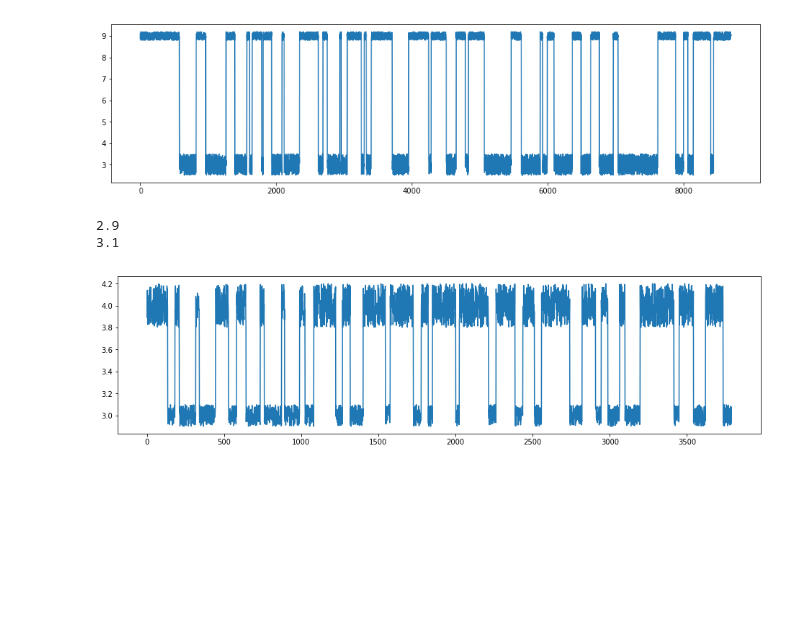
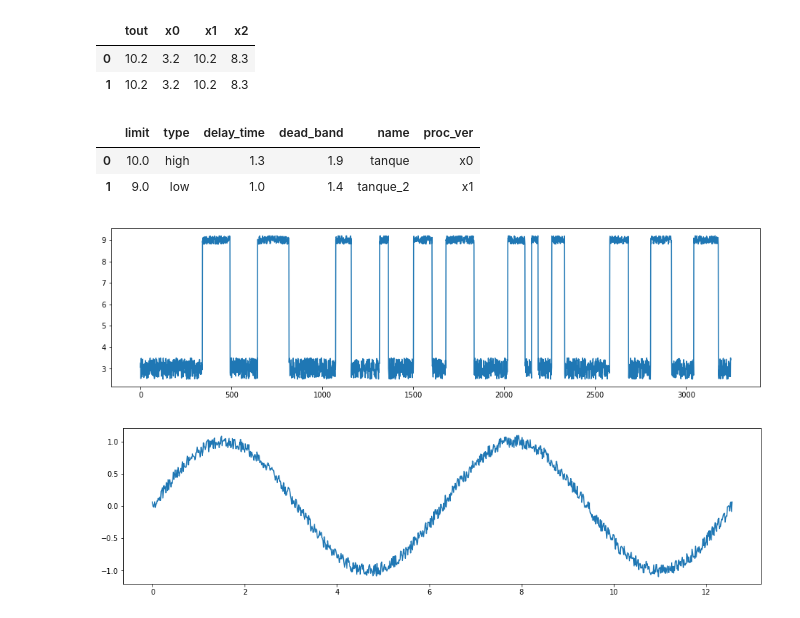
Before and after one commit to EmersonVilar/Pesquisa, a Jupyter notebook: Pesquisa.ipynb, the cells around one changed output. Cells and saved outputs as stored; diff of their text form; code cells hidden in the pictures; blank space fills up the shorter version.

```diff
--- a/Pesquisa.ipynb
+++ b/Pesquisa.ipynb
@@ -1,43 +7,38 @@
+# %%
+data_process
+# %% [output]
+|  | tout | x0 | x1 | x2 |
+| 0 | 10.2 | 3.2 | 10.2 | 8.3 |
+| 1 | 10.2 | 3.2 | 10.2 | 8.3 |
+# %%
+alarm_var
+# %% [output]
+|  | limit | type | delay_time | dead_band | name | proc_ver |
+| 0 | 10.0 | high | 1.3 | 1.9 | tanque | x0 |
+| 1 | 9.0 | low | 1.0 | 1.4 | tanque_2 | x1 |
 # %%
-import numpy as np
-import matplotlib.pyplot as plt
 
-def step_signal(low, s_low, high, s_high):
+def step_signal (low, s_low, high, s_high, larg_high_i, larg_high_f, larg_low_i, larg_low_f, prob_positivo, n):
 
-    distrib = np.random.binomial(1,0.5,100)
-    signal = np.concatenate([np.random.uniform(high-s_high,high+s_high,np.random.randint(20,160)) if x == 1 else np.random.uniform(low-s_low,low+s_low,np.random.randint(20,160)) for x in distrib])
+    distrib = np.random.binomial(1,prob_positivo,n)
+    signal = np.concatenate([np.random.uniform(high-s_high,high+s_high,np.random.randint(larg_high_i, larg_high_f)) if x == 1 else np.random.uniform(low-s_low,low+s_low,np.random.randint(larg_low_i, larg_low_f)) for x in distrib])
     return signal
-
-# plt.figure(figsize=(16,4))
-# plt.plot(signal)
-# plt.show()
 # %%
-signal = step_signal(3, 0.5, 9, 0.2)
+signal = step_signal(3, 0.5, 9, 0.2, 20, 100, 30, 100, 0.5, 50)
+plt.figure(figsize=(16,4))
+plt.plot(signal)
+plt.show()
+# %% [output]
+[figure, added]
-# %%
-plt.figure(figsize=(16,4))
-plt.plot(signal)
-plt.show()
-# %% [output]
-[figure, removed]
-# %%
-
-high = 4
-low = 3
-
-s_high = 0.2
-s_low = 0.1
-
-print(low-s_low)
-print(low+s_low)
-
-distrib = np.random.binomial(1,0.5,100)
-signal = np.concatenate([np.random.uniform(high-s_high,high+s_high,np.random.randint(20,60)) if x == 1 else np.random.uniform(low-s_low,low+s_low,np.random.randint(20,60)) for x in distrib])
-signal = signal
-
-plt.figure(figsize=(16,4))
-plt.plot(signal)
-plt.show()
-# %% [output]
-2.9
-3.1
-[figure, removed]
+# %%
+signal = np.linspace(0,4*np.pi, 1000)
+
+signal_ruido = [np.random.uniform(-0.1,0.1) for x in signal]
+
+# signal_ruido
+# plt.plot(signal_ruido)
+plt.figure(figsize=(16,4))
+plt.plot(signal,np.sin(signal)+signal_ruido)
+plt.show()
+# %% [output]
+[figure, added]
```
Also changed, not shown: parts of 3 cells of this notebook.
